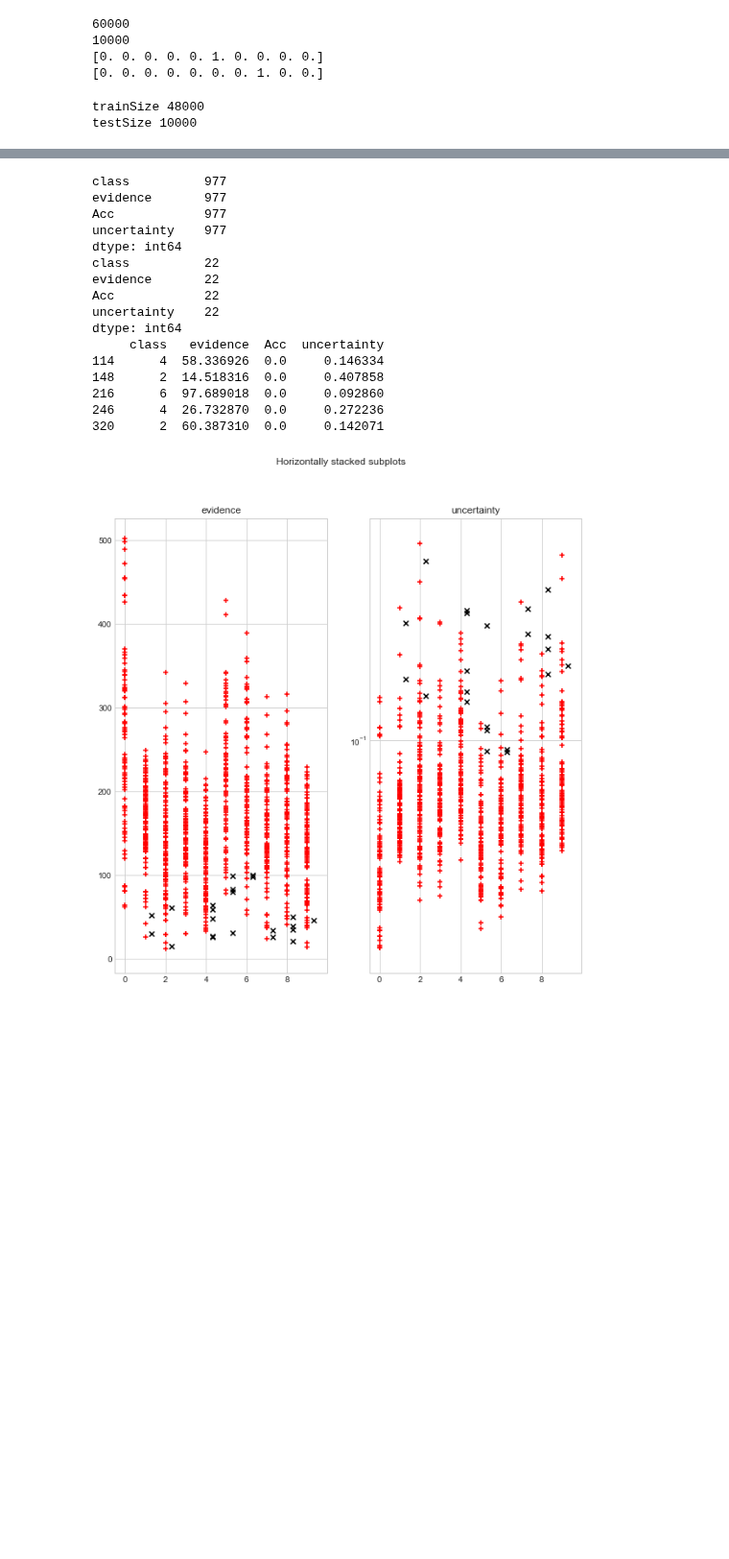
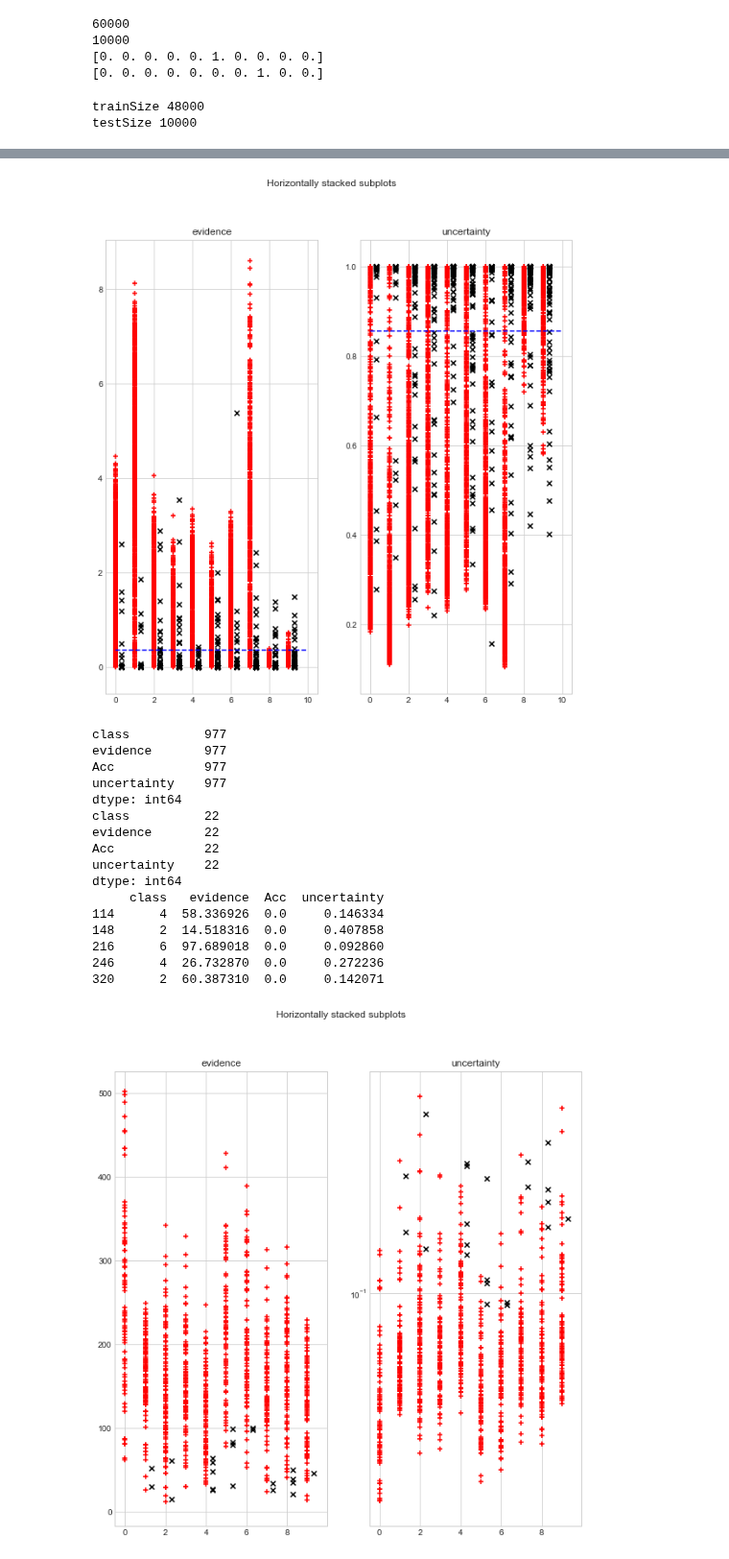
Before and after one commit to SanityLacking/BrevisNet, a Jupyter notebook: notebooks/Uncertainty_mnist-Copy1.ipynb, the cells around one changed output, grey strips where cells are left out. Shown at 96% size. Drawn from its saved outputs; the diff is of its cells as text; code cells hidden in the pictures; blank space fills up the shorter version.

```diff
--- a/notebooks/Uncertainty_mnist-Copy1.ipynb
+++ b/notebooks/Uncertainty_mnist-Copy1.ipynb
@@ -225,12 +227,12 @@ class EvidenceEndpoint(keras.layers.Layer):
             evidence = softplus_evidence(outputs)
             alpha = evidence + 1
 
-#             loss = tf.reduce_mean(self.loss_fn(labels, outputs))
+            loss = tf.reduce_mean(self.loss_fn(labels, outputs))
             u = self.num_outputs / tf.reduce_sum(alpha, axis=1, keepdims=True) #uncertainty
             prob = alpha/tf.reduce_sum(alpha, 1, keepdims=True)
             l2_loss = tf.nn.l2_loss(self.weights) * self.lmb
-#             total_loss = loss + l2_loss
-            self.add_loss(l2_loss)
+            total_loss = loss + l2_loss
+            self.add_loss(total_loss)
             pred = tf.argmax(outputs,1)
 # #             print("pred", pred)
 #             results = tf.one_hot(pred,self.num_outputs)
@@ -244,9 +246,8 @@ class EvidenceEndpoint(keras.layers.Layer):
             mean_fail = tf.reduce_sum(tf.reduce_sum(tf.reduce_sum(evidence,1, keepdims=True)*(1-match)) / (tf.reduce_sum(tf.abs(1-match))+1e-20) )
 
 
-
-
             self.add_metric(evidence, name=self.name+"_evidence")
+            self.add_metric(u, name=self.name+"_uncertainty")
             self.add_metric(mean_avg, name=self.name+"_mean_ev_avg")
             self.add_metric(mean_succ, name=self.name+"_mean_ev_succ")
             self.add_metric(mean_fail, name=self.name+"_mean_ev_fail")
@@ -468,3 +688,25 @@ prediction: 999 of 10000
+# %%
+fig, axs = plt.subplots(1, 2)
+
+correct_rows = Predictions.loc[Predictions['Acc'] == True]
+incorrect_rows = Predictions.loc[Predictions['Acc'] == False]
+
+fig.suptitle('Horizontally stacked subplots')
+axs[0].scatter(correct_rows['label'],correct_rows['evidence'],c ='r',marker='+')
+axs[0].scatter(incorrect_rows['label']+.3,incorrect_rows['evidence'],c ='k',marker='x')
+axs[0].plot(np.repeat(E_threshold,11),'b--')
+axs[0].set_title("evidence")
+
+axs[1].scatter(correct_rows['label'],correct_rows['uncertainty'],c ='r',marker='+')
+axs[1].scatter(incorrect_rows['label']+.3,incorrect_rows['uncertainty'],c ='k',marker='x')
+axs[1].plot(np.repeat(U_threshold,11),'b--')
+
+axs[1].set_title("uncertainty")
+
+fig.set_size_inches(10, 10)
+plt.show()
+# %% [output]
+[figure, added]
 # %%
 threshold = 0
 Predictions['uncertainty'] = 10 / (10+Predictions['evidence'])
```
Also changed, not shown: parts of 14 cells of this notebook.
